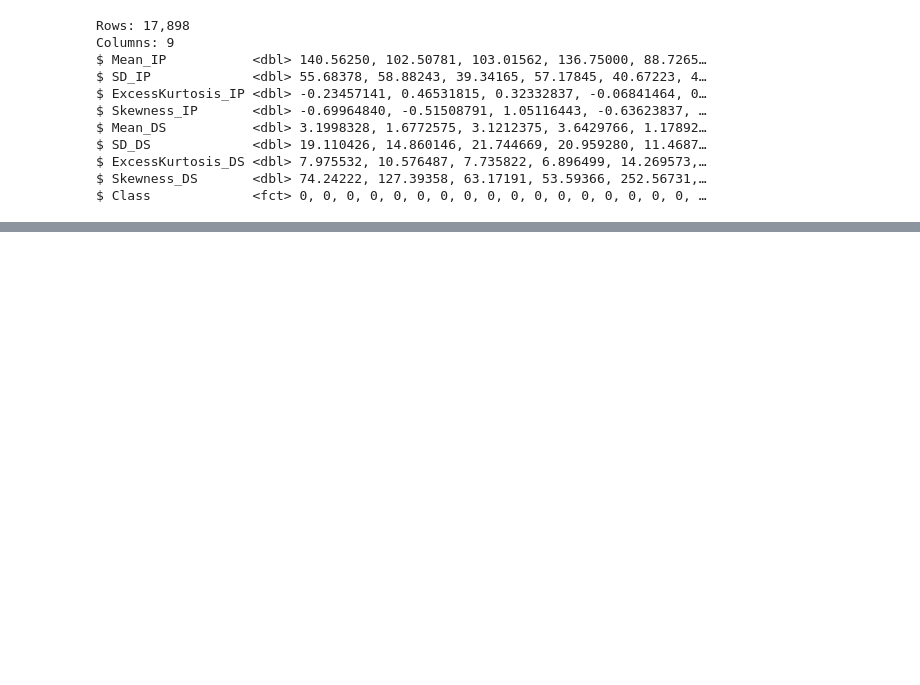
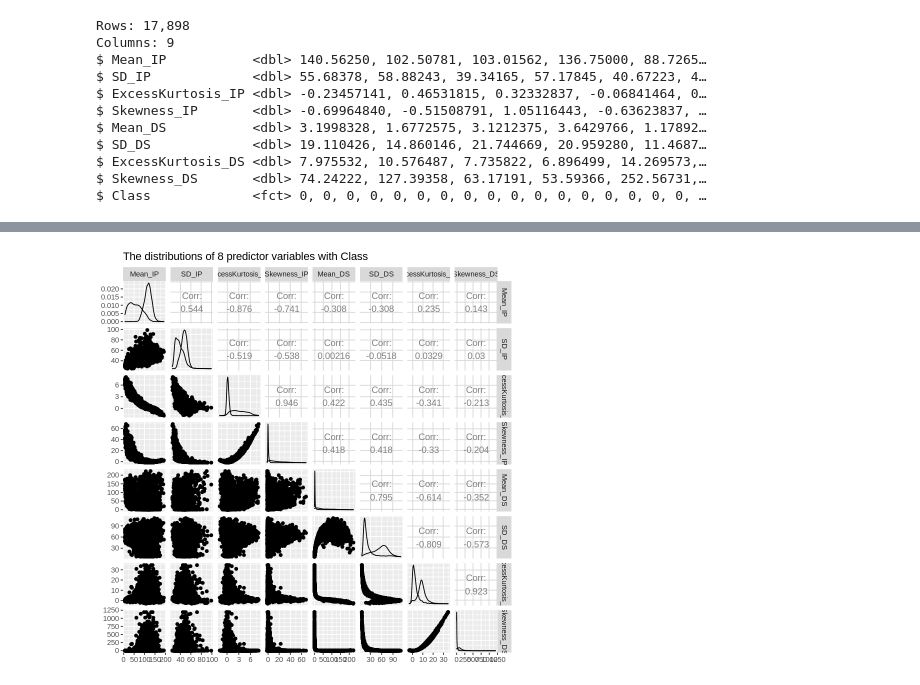
Before and after one commit to JeanetteOfficial/DSCI100_GroupProject_006_1, a Jupyter notebook: projectproposal.ipynb, the cells around one changed output, grey strips where cells are left out. Drawn from its saved outputs; the diff is of its cells as text; code cells hidden in the pictures; blank space fills up the shorter version.

```diff
--- a/projectproposal.ipynb
+++ b/projectproposal.ipynb
@@ -264,0 +185,8 @@ A spec_tbl_df: 17898 × 17
+# %%
+#compares the distributions of 8 predictor variables to decide which one to use in our analysis.
+
+pulsar_dist_plot <- pulsar_train %>%
+   ggpairs(pulsar_train, columns = 1:8, aes(colour=Class),title="The distributions of 8 predictor variables with Class")
+pulsar_dist_plot
+# %% [output]
+[figure, added]
```
Also changed, not shown: parts of 44 cells of this notebook.
